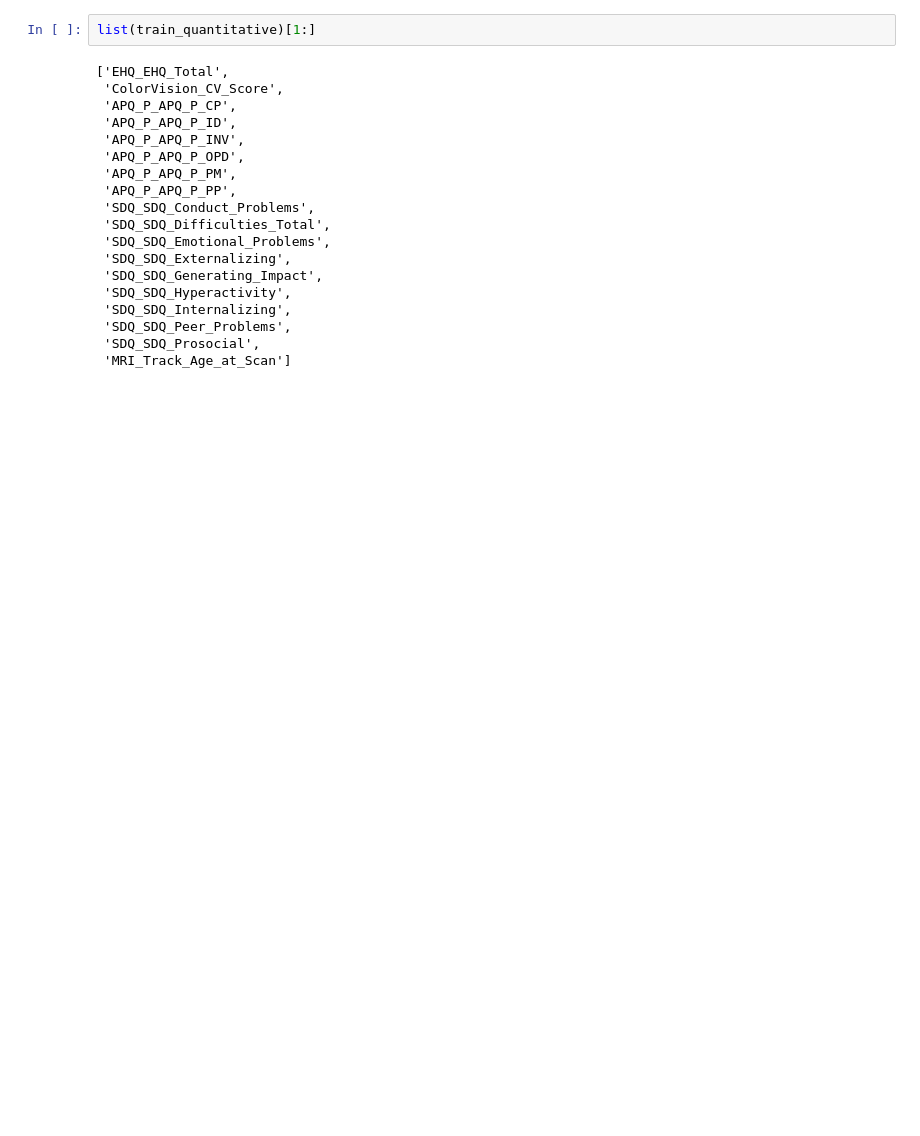
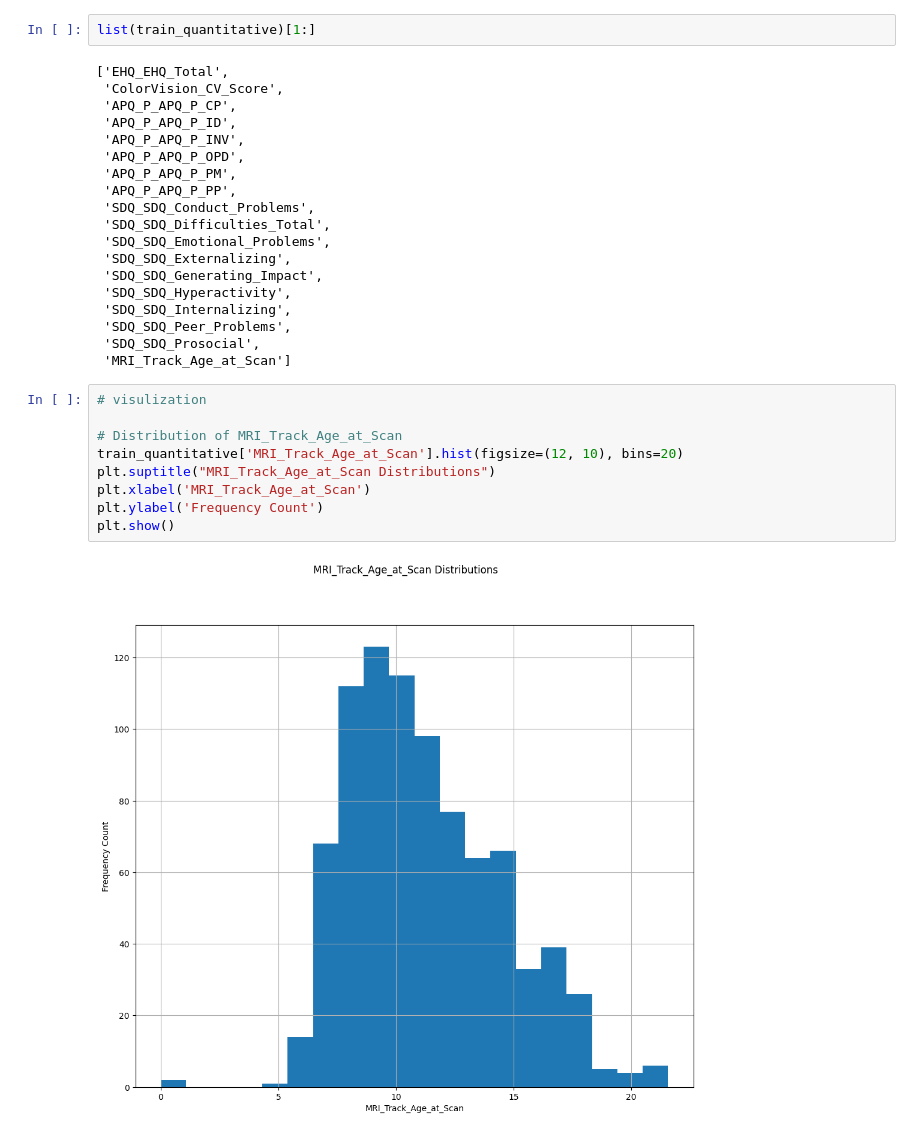
Before and after one commit to smtwtfs/WiDS_Datathon, a Jupyter notebook: notebooks/ye.ipynb, the cells around one changed output. Cells and saved outputs as stored; diff of their text form; blank space fills up the shorter version.

```diff
--- a/notebooks/ye.ipynb
+++ b/notebooks/ye.ipynb
@@ -251,3 +346,14 @@ list(train_quantitative)[1:]
  'SDQ_SDQ_Peer_Problems',
  'SDQ_SDQ_Prosocial',
  'MRI_Track_Age_at_Scan']
+# %%
+# visulization
+
+# Distribution of MRI_Track_Age_at_Scan
+train_quantitative['MRI_Track_Age_at_Scan'].hist(figsize=(12, 10), bins=20)
+plt.suptitle("MRI_Track_Age_at_Scan Distributions")
+plt.xlabel('MRI_Track_Age_at_Scan')
+plt.ylabel('Frequency Count')
+plt.show()
+# %% [output]
+[figure, added]
```
Also changed, not shown: parts of 20 cells of this notebook.
